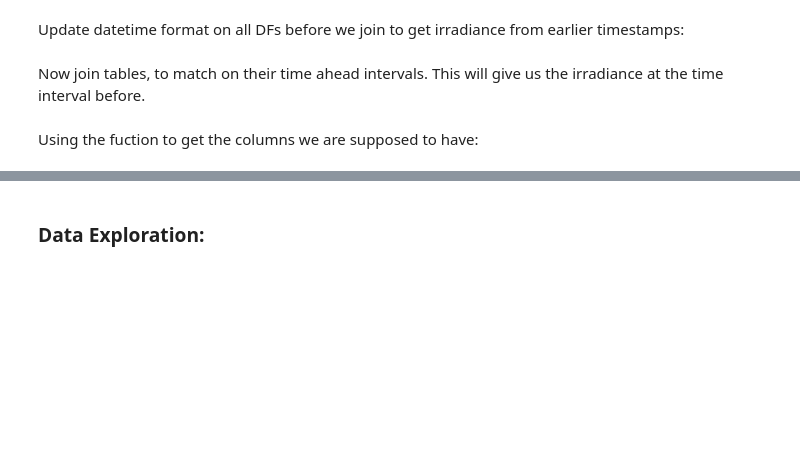
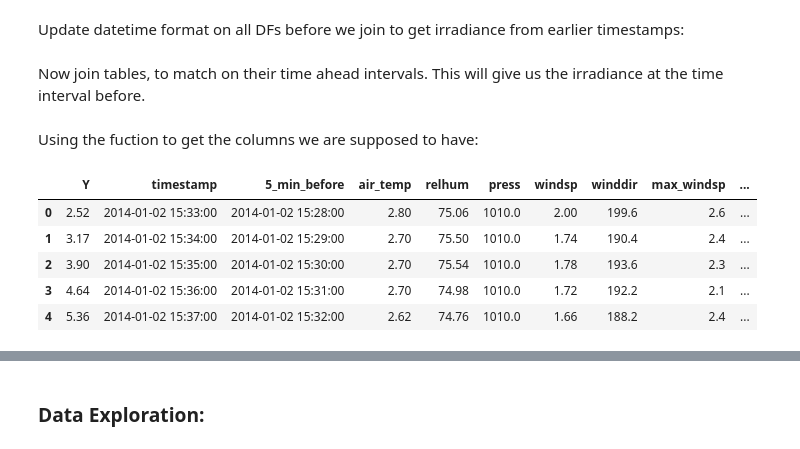
Before and after one commit to elenasm7/Research_paper_data, a Jupyter notebook: Data_preprocessing.ipynb, the cells around one changed output, grey strips where cells are left out. Drawn from its saved outputs; the diff is of its cells as text; code cells hidden in the pictures; blank space fills up the shorter version.

```diff
--- a/Data_preprocessing.ipynb
+++ b/Data_preprocessing.ipynb
@@ -413,2 +451,11 @@ save_pickle("../data_rp/df_30_min_data.pkl",df_30_min)
+# %%
+df_5_min.head()
+# %% [output]
+|  | Y | timestamp | 5_min_before | air_temp | relhum | press | windsp | winddir | max_windsp | ... |
+| 0 | 2.52 | 2014-01-02 15:33:00 | 2014-01-02 15:28:00 | 2.80 | 75.06 | 1010.0 | 2.00 | 199.6 | 2.6 | ... |
+| 1 | 3.17 | 2014-01-02 15:34:00 | 2014-01-02 15:29:00 | 2.70 | 75.50 | 1010.0 | 1.74 | 190.4 | 2.4 | ... |
+| 2 | 3.90 | 2014-01-02 15:35:00 | 2014-01-02 15:30:00 | 2.70 | 75.54 | 1010.0 | 1.78 | 193.6 | 2.3 | ... |
+| 3 | 4.64 | 2014-01-02 15:36:00 | 2014-01-02 15:31:00 | 2.70 | 74.98 | 1010.0 | 1.72 | 192.2 | 2.1 | ... |
+| 4 | 5.36 | 2014-01-02 15:37:00 | 2014-01-02 15:32:00 | 2.62 | 74.76 | 1010.0 | 1.66 | 188.2 | 2.4 | ... |
 # %%
 for df in [df_5_min,df_10_min,df_15_min,df_20_min,df_25_min,df_30_min]:
```
Also changed, not shown: parts of 48 cells of this notebook.
